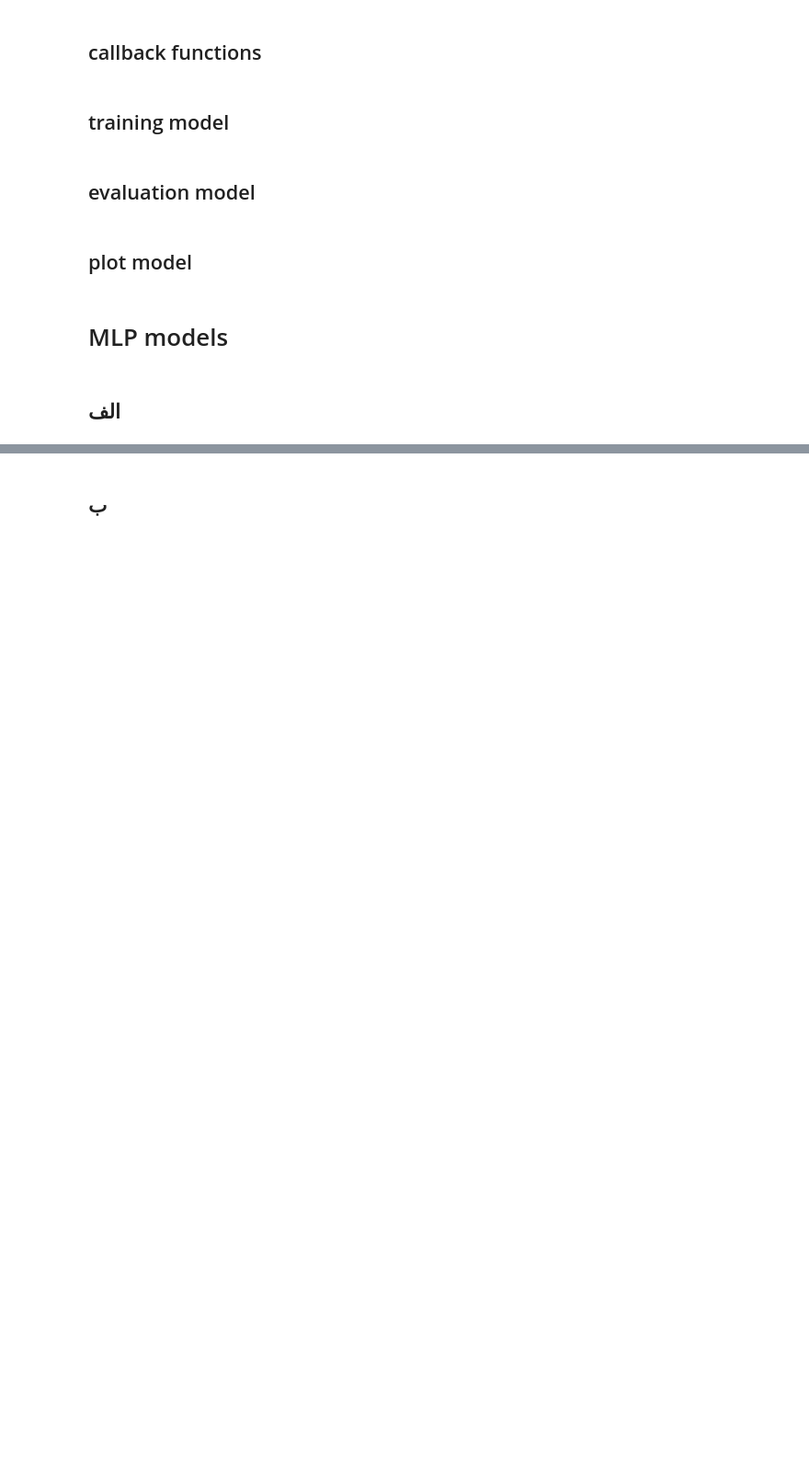
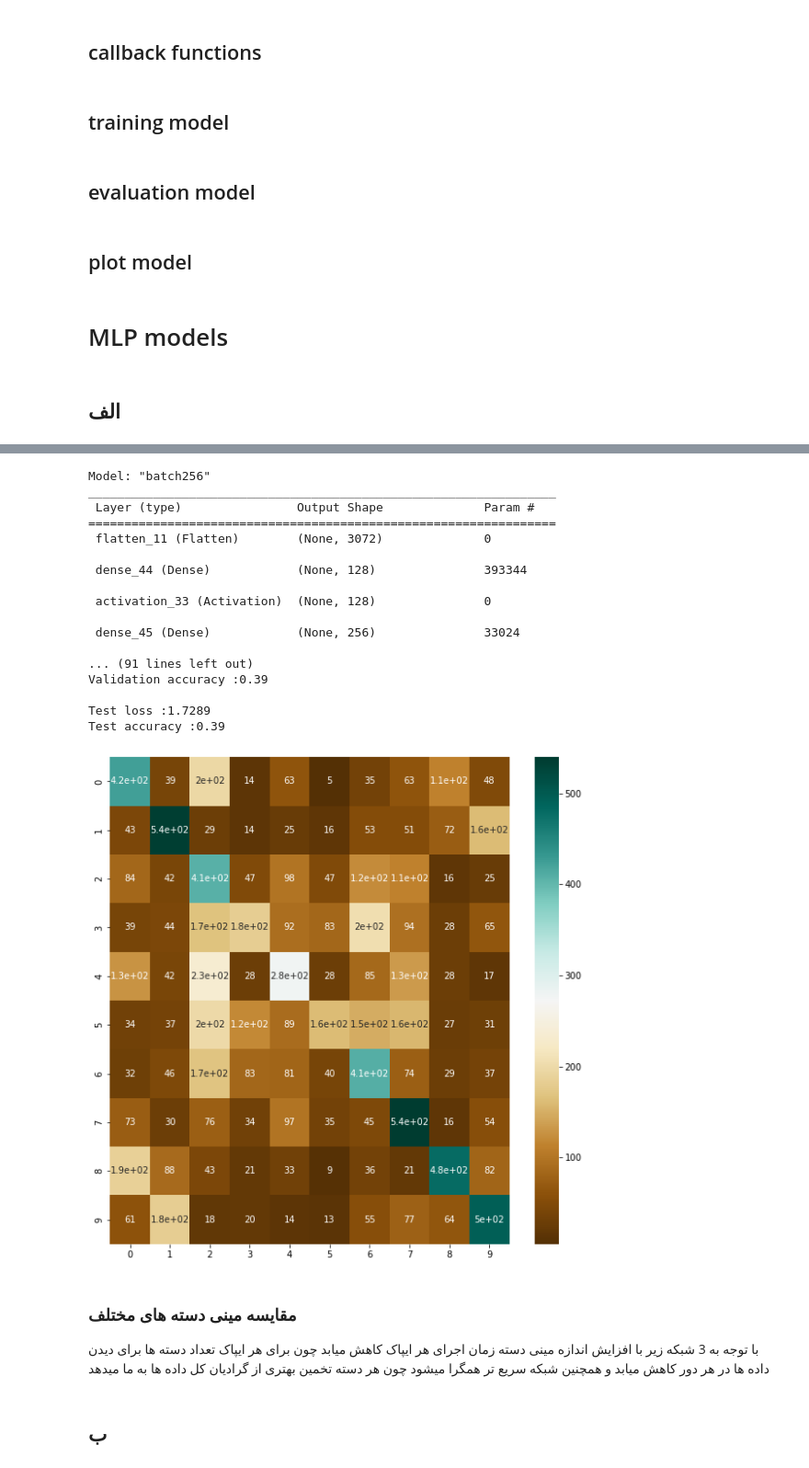
Before and after one commit to peyman886/Deep_Learning, a Jupyter notebook: HW2_practical_Q1,2.ipynb, the cells around one changed output, grey strips where cells are left out. Shown at 92% size. Cells and saved outputs as stored; diff of their text form; code cells hidden in the pictures; blank space fills up the shorter version.

```diff
--- a/HW2_practical_Q1,2.ipynb
+++ b/HW2_practical_Q1,2.ipynb
@@ -435,12 +474,37 @@ evaluation(model=mlp64)
 # %%
 mlp256 = build_MLP('batch256')
 filepath = './model/'+ mlp256.name
+mlp256.summary()
+
 mlp256 = compiling(model=mlp256, optimizer='sgd')
 if tf.io.gfile.exists(filepath):
   mlp256.load_weights(filepath)
 else:
-  callbacks_list = [EpochDots(report_every=10)]
+  callbacks_list = [EpochDots(report_every=2)]
   mlp256 = fitting(model=mlp256, callbacks_list=callbacks_list, batch_size=256)
 evaluation(model=mlp256)
+# %% [output]
+Model: "batch256"
+_________________________________________________________________
+ Layer (type)                Output Shape              Param #
+=================================================================
+ flatten_11 (Flatten)        (None, 3072)              0
+
+ dense_44 (Dense)            (None, 128)               393344
+
+ activation_33 (Activation)  (None, 128)               0
+
+ dense_45 (Dense)            (None, 256)               33024
+
+... (91 lines left out)
+Validation accuracy :0.39
+
+Test loss :1.7289
+Test accuracy :0.39
+[figure, added]
+# %% [markdown]
+### مقایسه مینی دسته های مختلف
+با توجه به 3 شبکه زیر با افزایش اندازه مینی دسته زمان اجرای هر
+ایپاک کاهش میابد چون برای هر ایپاک تعداد دسته ها برای دیدن داده ها در هر دور کاهش میابد و همچنین شبکه سریع تر همگرا میشود چون هر دسته تخمین بهتری از گرادیان کل داده ها به ما میدهد
 # %% [markdown]
 ## ب
```
Also changed, not shown: parts of 35 cells of this notebook.
